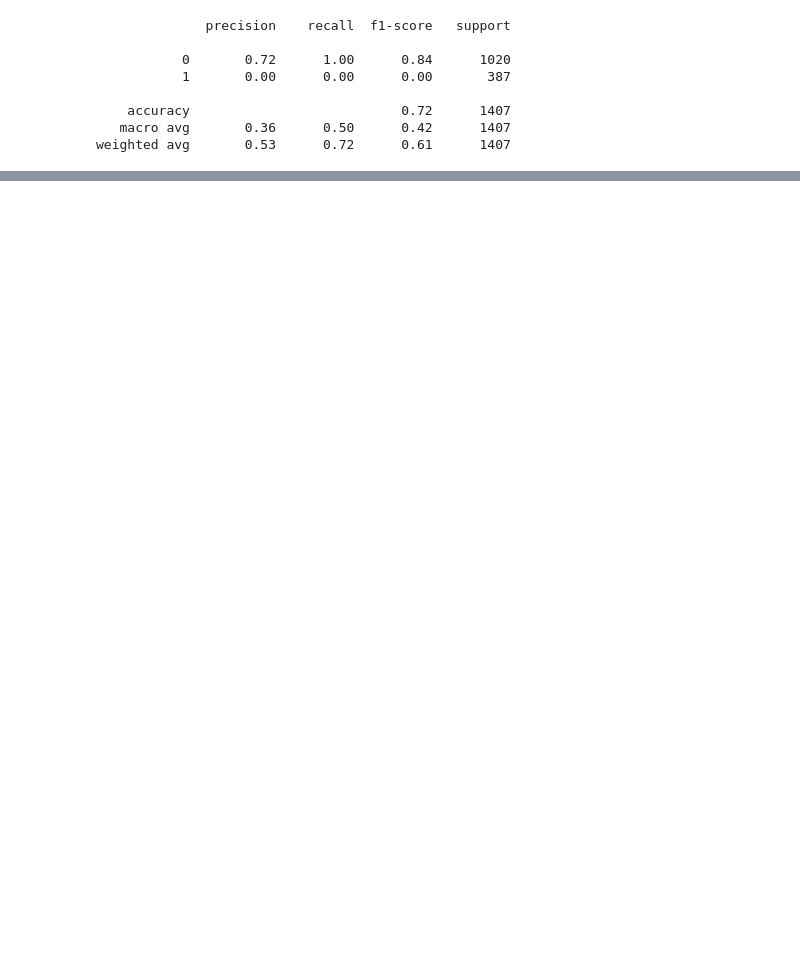
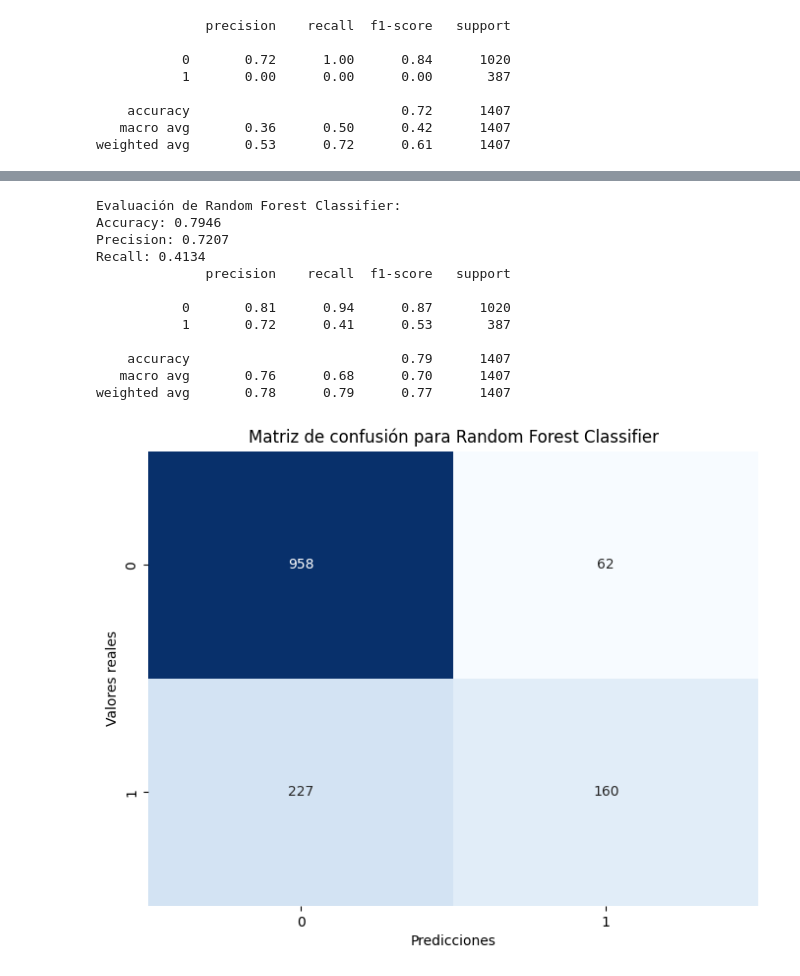
Before and after one commit to Alexsinator/Challenge_Alura_Store_Alex, a Jupyter notebook: TelecomX_LATAM_Parte_2.ipynb, the cells around one changed output, grey strips where cells are left out. Cells and saved outputs as stored; diff of their text form; code cells hidden in the pictures; blank space fills up the shorter version.

```diff
--- a/TelecomX_LATAM_Parte_2.ipynb
+++ b/TelecomX_LATAM_Parte_2.ipynb
@@ -582,0 +598,6 @@ weighted avg       0.53      0.72      0.61      1407
+# %%
+from sklearn.ensemble import RandomForestClassifier
+
+modelo_rf = RandomForestClassifier(max_depth=5, random_state=50)
+modelo_rf.fit(X_train, y_train)
+y_pred_rf = modelo_rf.predict(X_test)
@@ -582,0 +709,16 @@ weighted avg       0.53      0.72      0.61      1407
+# %%
+evaluar_modelo(modelo_rf, X_test, y_test, nombre_modelo='Random Forest Classifier')
+# %% [output]
+Evaluación de Random Forest Classifier:
+Accuracy: 0.7946
+Precision: 0.7207
+Recall: 0.4134
+              precision    recall  f1-score   support
+
+           0       0.81      0.94      0.87      1020
+           1       0.72      0.41      0.53       387
+
+    accuracy                           0.79      1407
+   macro avg       0.76      0.68      0.70      1407
+weighted avg       0.78      0.79      0.77      1407
+[figure, added]
```
Also changed, not shown: parts of 29 cells of this notebook.
